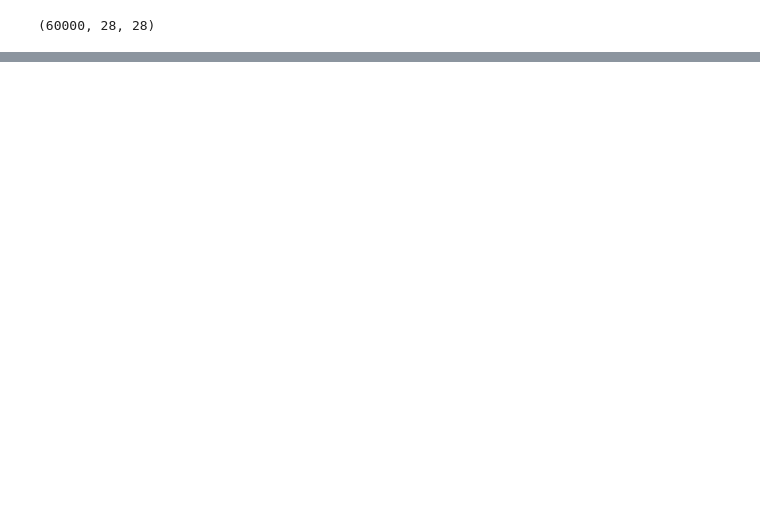
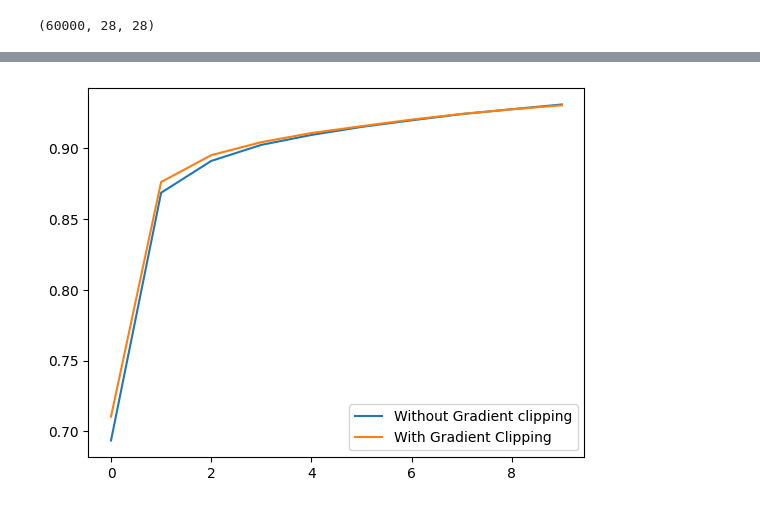
Before and after one commit to kamath-aditya/nndl_task, a Jupyter notebook: program-1.ipynb, the cells around one changed output, grey strips where cells are left out. Cells and saved outputs as stored; diff of their text form; code cells hidden in the pictures; blank space fills up the shorter version.

```diff
--- a/program-1.ipynb
+++ b/program-1.ipynb
@@ -59,0 +161,7 @@ plt.legend(['Adam','SGD','Adagrad'])
+# %%
+plt.plot(history4.history['accuracy'])
+plt.plot(history5.history['accuracy'])
+plt.legend(['Without Gradient clipping','With Gradient Clipping'])
+plt.show()
+# %% [output]
+[figure, added]
```
Also changed, not shown: parts of 9 cells of this notebook.
